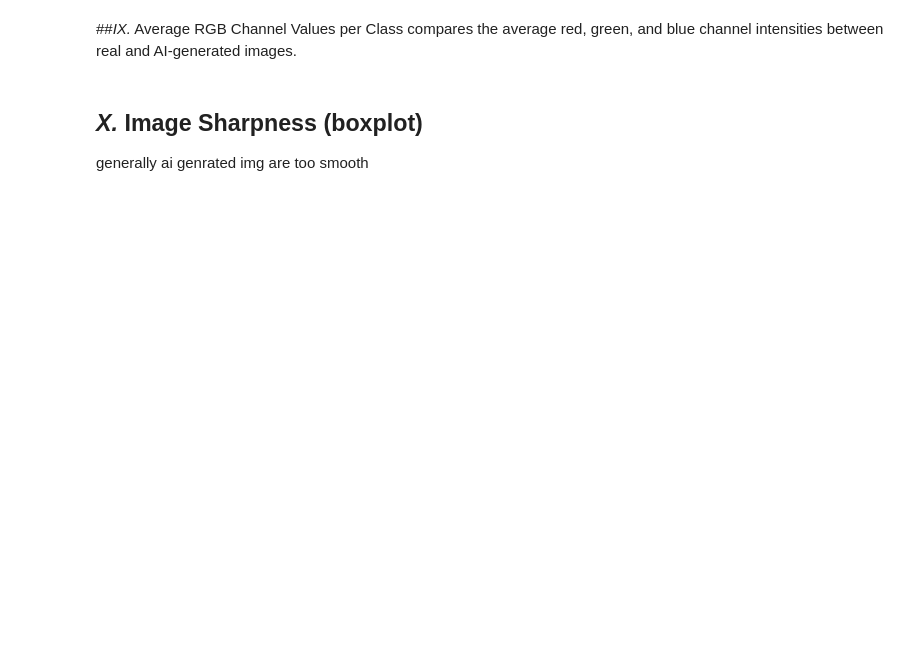
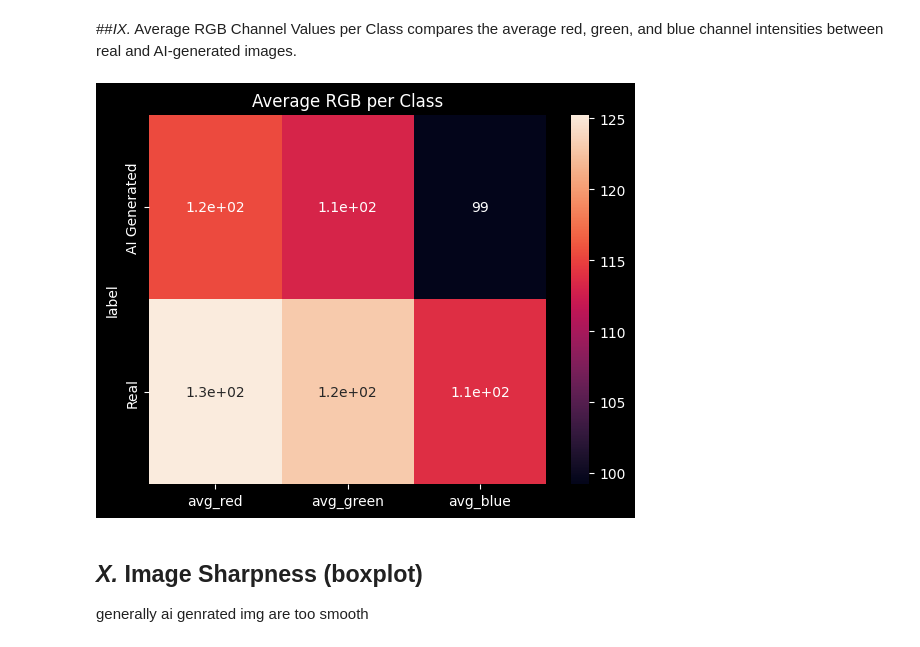
Before and after one commit to late-cat/First-Colab, a Jupyter notebook: Untitled2.ipynb, the cells around one changed output. Saved outputs shown, nothing was run; the diff lists cells and outputs as text; code cells hidden in the pictures; blank space fills up the shorter version.

```diff
--- a/Untitled2.ipynb
+++ b/Untitled2.ipynb
@@ -187,3 +193,26 @@ plt.show()
+# %%
+def get_avg_rgb(filepath):
+    img = cv2.imread(filepath)
+    if img is None:
+        return None, None, None
+
+    b, g, r = cv2.split(img)
+    return np.mean(r), np.mean(g), np.mean(b)
+
+
+train_df[['avg_red', 'avg_green', 'avg_blue']] = train_df['filepath'].apply(
+    lambda x: pd.Series(get_avg_rgb(x))
+)
+
+sns.heatmap(
+    train_df.groupby('label')[['avg_red','avg_green','avg_blue']].mean(),
+    annot=True
+)
+
+plt.title('Average RGB per Class')
+plt.show()
+# %% [output]
+[figure, added]
 # %% [markdown]
 ## ***X.*** Image Sharpness (boxplot)
 generally ai genrated img are too smooth
```
Also changed, not shown: parts of 12 cells of this notebook.
